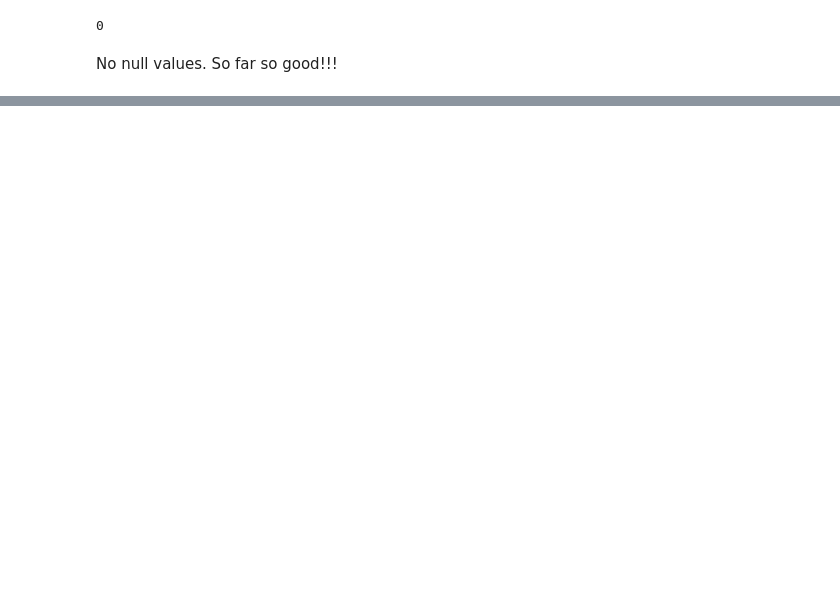
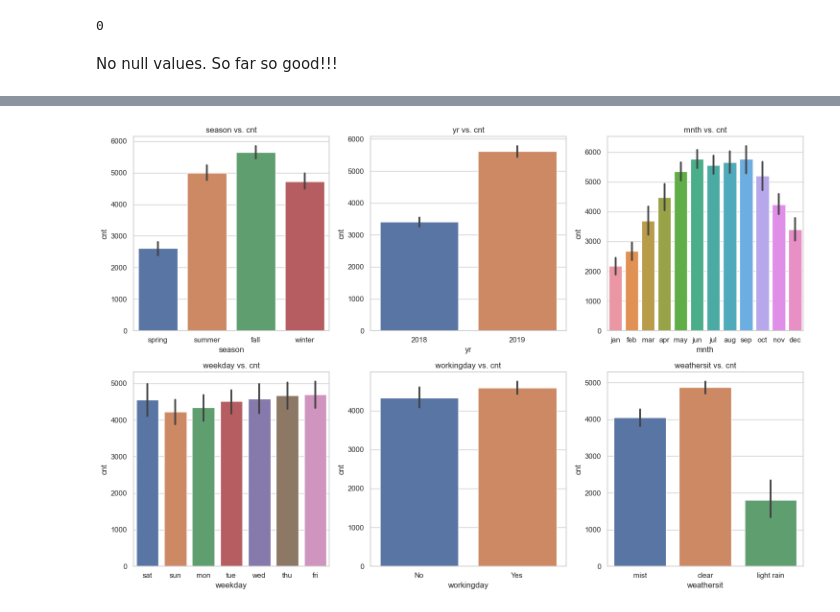
Before and after one commit to shahprashant030/BikeSharingAssignment, a Jupyter notebook: Prashant_Shah.ipynb, the cells around one changed output, grey strips where cells are left out. Cells and saved outputs as stored; diff of their text form; code cells hidden in the pictures; blank space fills up the shorter version.

```diff
--- a/Prashant_Shah.ipynb
+++ b/Prashant_Shah.ipynb
@@ -77,0 +228,12 @@ sns.boxplot(x='temp', y='cnt', data=df)
+# %%
+fig, axes = plt.subplots(nrows=2, ncols=3, figsize=(15, 10))
+
+for i, column in enumerate(categorical_vars):
+    row, col = divmod(i, 3)
+    sns.barplot(x=column, y='cnt', data=boombikes, ax=axes[row, col])
+    axes[row, col].set_title(f'{column} vs. cnt')
+
+plt.tight_layout()
+plt.show()
+# %% [output]
+[figure, added]
```
Also changed, not shown: parts of 103 cells of this notebook, 1 other file.
